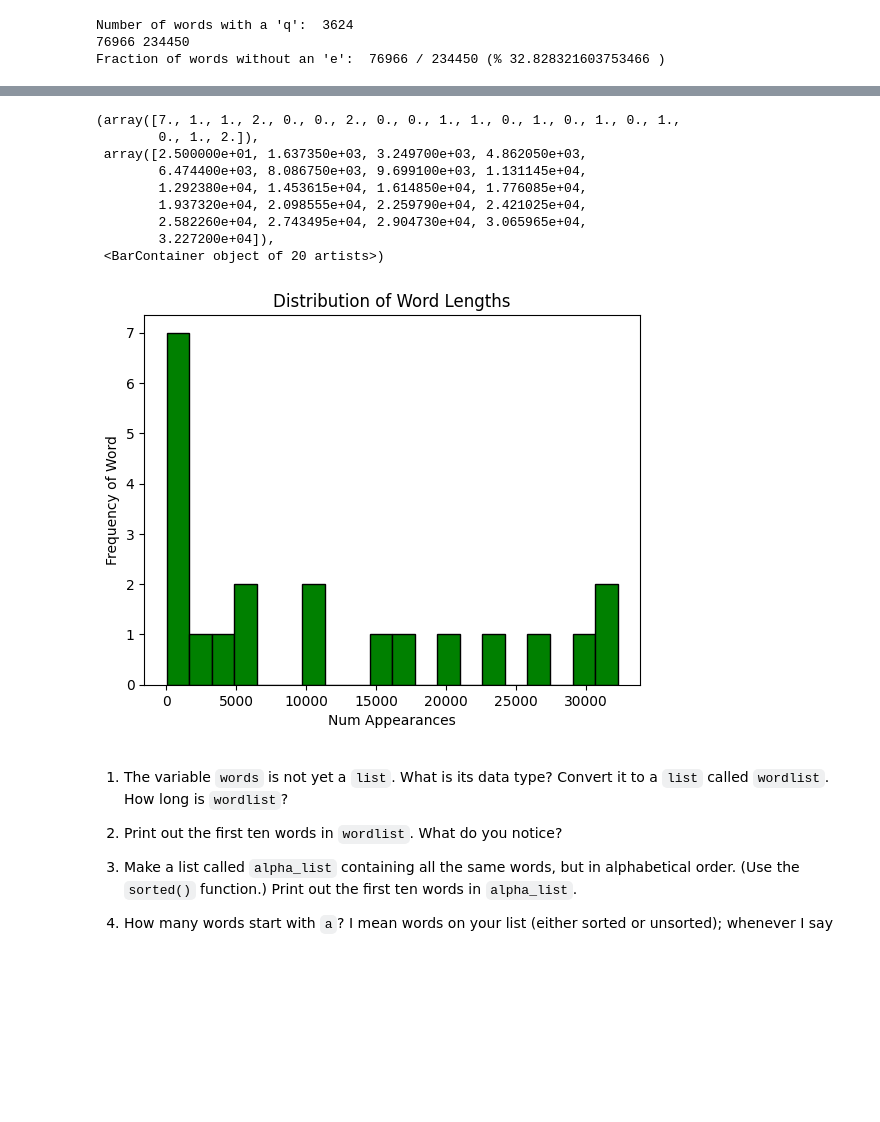
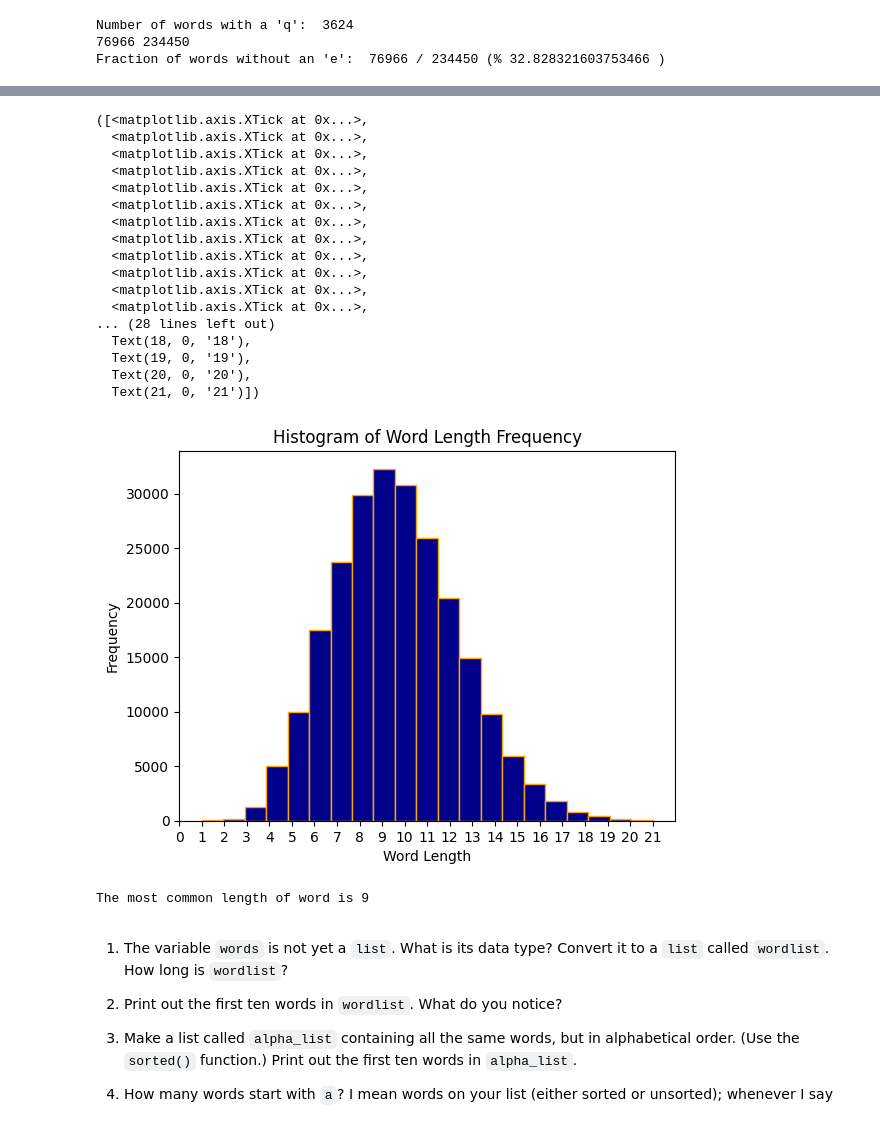
Before and after one commit to CabellPasco/CabellPasco, a Jupyter notebook: Assignments/05_WordsHW.ipynb, the cells around one changed output, grey strips where cells are left out. Drawn from its saved outputs; the diff is of its cells as text; code cells hidden in the pictures; blank space fills up the shorter version.

```diff
--- a/Assignments/05_WordsHW.ipynb
+++ b/Assignments/05_WordsHW.ipynb
@@ -134,21 +145,40 @@ print(numListLen)
 # %%
-#histogram of frequencies of word lengths
-plt.xlabel("Num Appearances")
-plt.ylabel("Frequency of Word")
-plt.title("Distribution of Word Lengths")
+#histogram of frequencies of word lengths (9)
+plt.xlabel("Word Length")
+plt.ylabel("Frequency")
+plt.title("Histogram of Word Length Frequency")
 
-plt.hist(numListLen, bins=20, color='green', edgecolor='black')
+wordLengths = [];i = 1
+while i<=21:
+  wordLengths.append(i)
+  i+=1
+
+plt.hist(wordLengths, bins=21, weights = numListLen, color='darkblue', edgecolor='orange')
+plt.xticks(range(0,22))
 # %% [output]
-(array([7., 1., 1., 2., 0., 0., 2., 0., 0., 1., 1., 0., 1., 0., 1., 0., 1.,
-        0., 1., 2.]),
- array([2.500000e+01, 1.637350e+03, 3.249700e+03, 4.862050e+03,
-        6.474400e+03, 8.086750e+03, 9.699100e+03, 1.131145e+04,
-        1.292380e+04, 1.453615e+04, 1.614850e+04, 1.776085e+04,
-        1.937320e+04, 2.098555e+04, 2.259790e+04, 2.421025e+04,
-        2.582260e+04, 2.743495e+04, 2.904730e+04, 3.065965e+04,
-        3.227200e+04]),
- <BarContainer object of 20 artists>)
+([<matplotlib.axis.XTick at 0x...>,
+  <matplotlib.axis.XTick at 0x...>,
+  <matplotlib.axis.XTick at 0x...>,
+  <matplotlib.axis.XTick at 0x...>,
+  <matplotlib.axis.XTick at 0x...>,
+  <matplotlib.axis.XTick at 0x...>,
+  <matplotlib.axis.XTick at 0x...>,
+  <matplotlib.axis.XTick at 0x...>,
+  <matplotlib.axis.XTick at 0x...>,
+  <matplotlib.axis.XTick at 0x...>,
+  <matplotlib.axis.XTick at 0x...>,
+  <matplotlib.axis.XTick at 0x...>,
+... (28 lines left out)
+  Text(18, 0, '18'),
+  Text(19, 0, '19'),
+  Text(20, 0, '20'),
+  Text(21, 0, '21')])
-[figure, old version]
+[figure, new version]
+# %%
+#most common length of word (9)
+print("The most common length of word is 9")
+# %% [output]
+The most common length of word is 9
 # %% [markdown]
 1.  The variable `words` is not yet a `list`.  What is its data type?  Convert it to a `list` called `wordlist`.  How long is `wordlist`?
 
```
Also changed, not shown: parts of 4 cells of this notebook.
